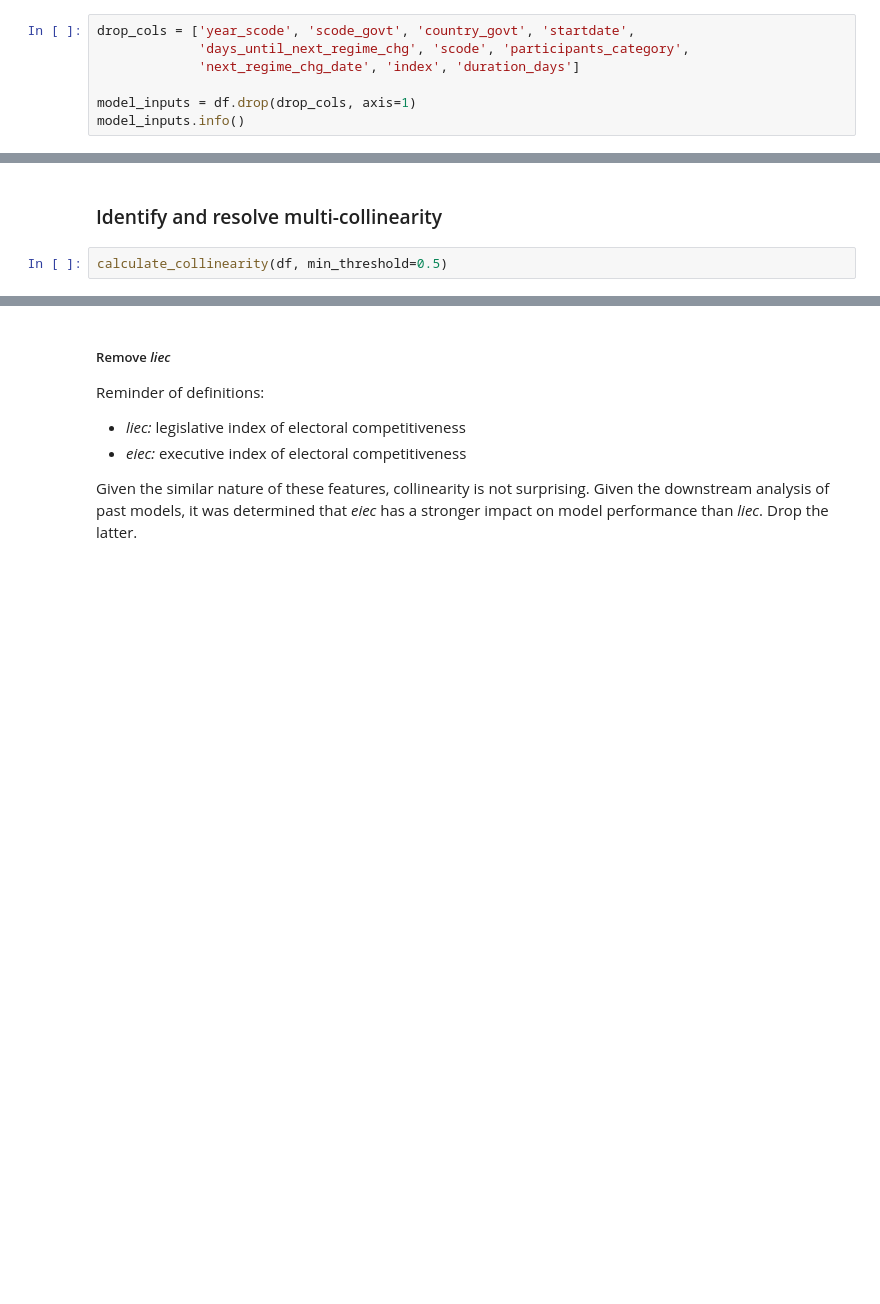
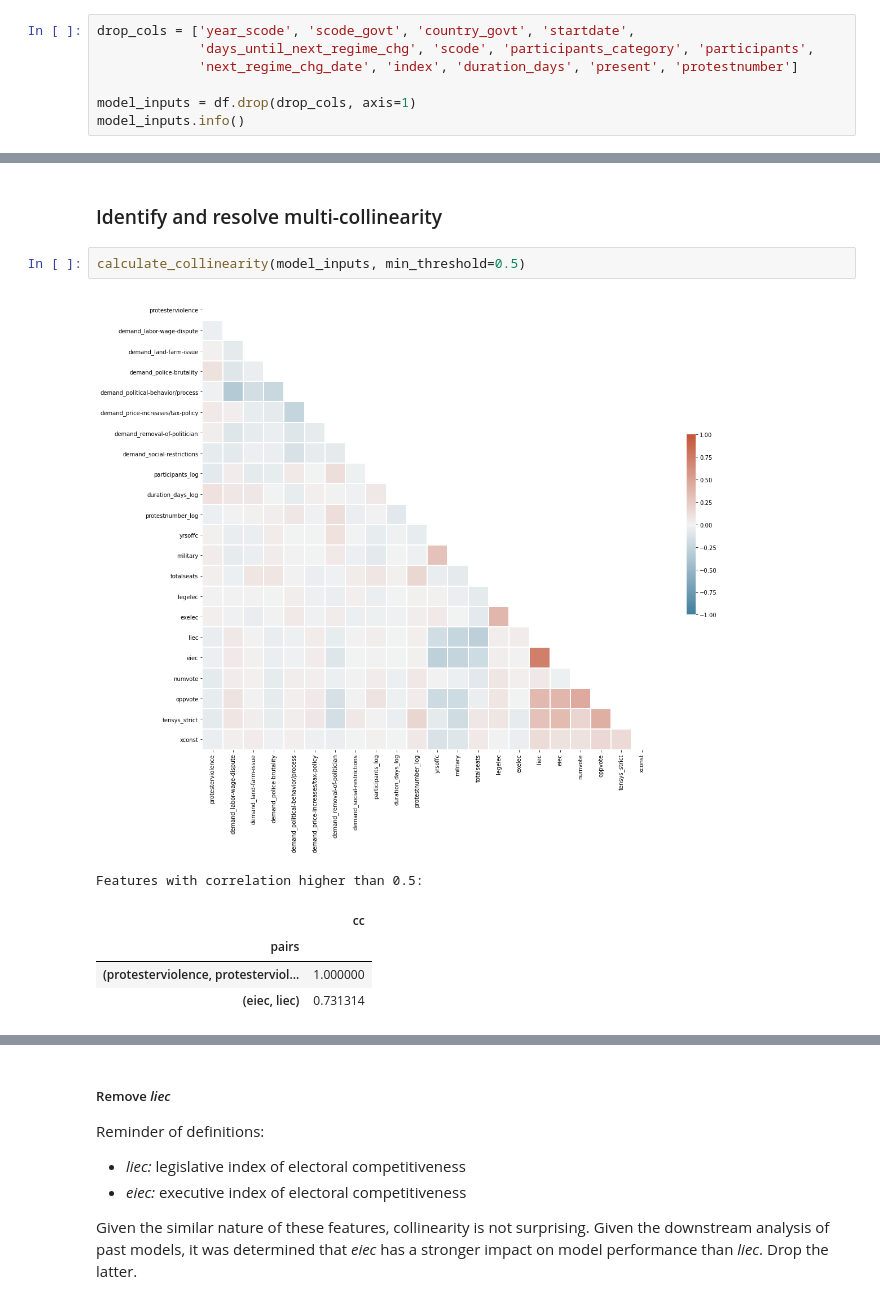
Before and after one commit to sethnlewis/Predicting-Political-Revolutions, a Jupyter notebook: notebooks/MODEL.ipynb, the cells around one changed output, grey strips where cells are left out. Saved outputs shown, nothing was run; the diff lists cells and outputs as text; blank space fills up the shorter version.

```diff
--- a/notebooks/MODEL.ipynb
+++ b/notebooks/MODEL.ipynb
@@ -250,8 +244,8 @@ target.columns = ['target']
 ##### Drop unused columns
 # %%
 drop_cols = ['year_scode', 'scode_govt', 'country_govt', 'startdate',
-             'days_until_next_regime_chg', 'scode', 'participants_category',
-             'next_regime_chg_date', 'index', 'duration_days']
+             'days_until_next_regime_chg', 'scode', 'participants_category', 'participants',
+             'next_regime_chg_date', 'index', 'duration_days', 'present', 'protestnumber']
 
 model_inputs = df.drop(drop_cols, axis=1)
 model_inputs.info()
@@ -258,5 +270,12 @@ model_inputs.info()
 # %% [markdown]
 ### Identify and resolve multi-collinearity
 # %%
-calculate_collinearity(df, min_threshold=0.5)
+calculate_collinearity(model_inputs, min_threshold=0.5)
+# %% [output]
+[figure, added]
+Features with correlation higher than 0.5:
+|  | cc |
+| pairs |  |
+| (protesterviolence, protesterviol... | 1.000000 |
+| (eiec, liec) | 0.731314 |
 # %% [markdown]
```
Also changed, not shown: parts of 10 cells of this notebook, 4 other files.
